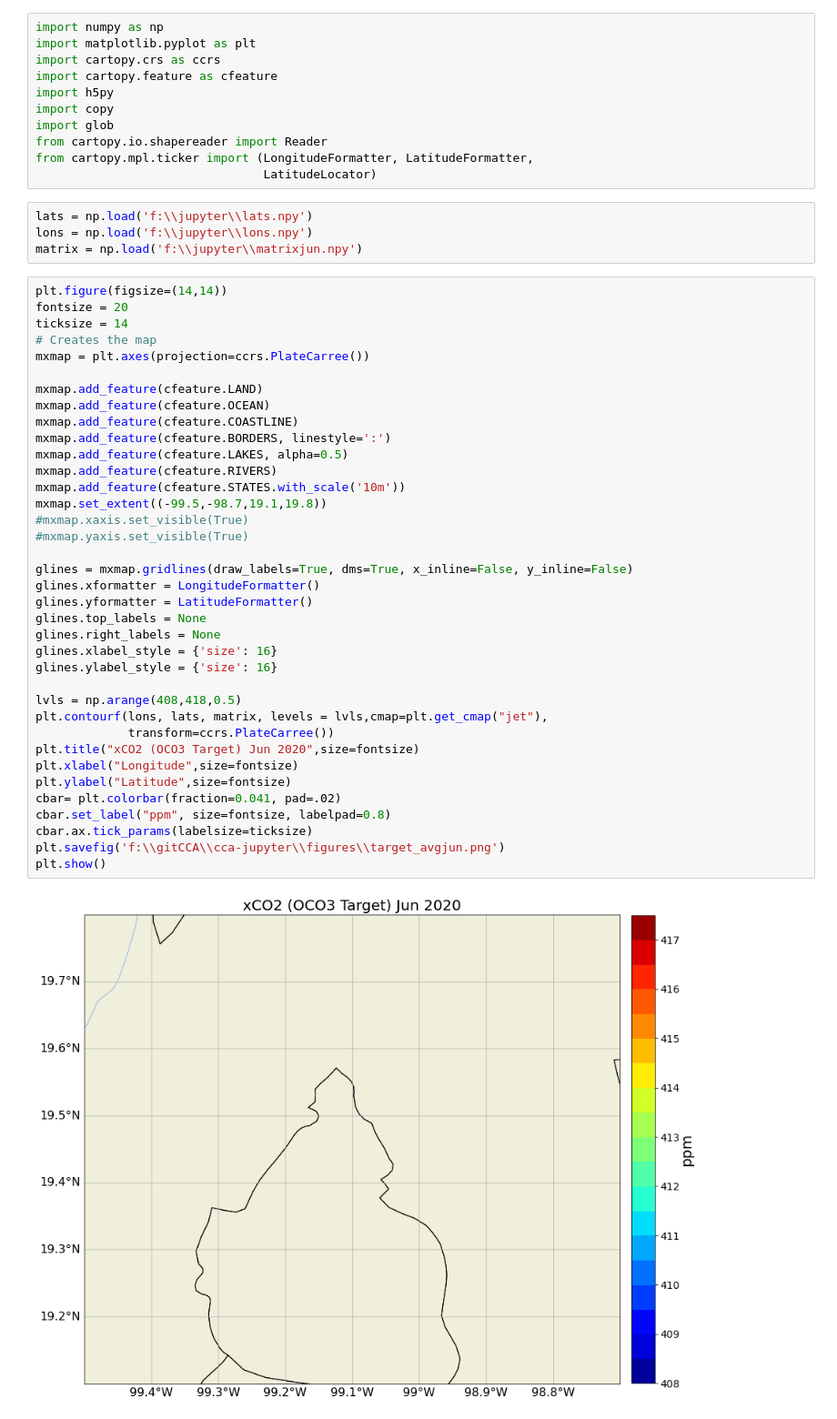
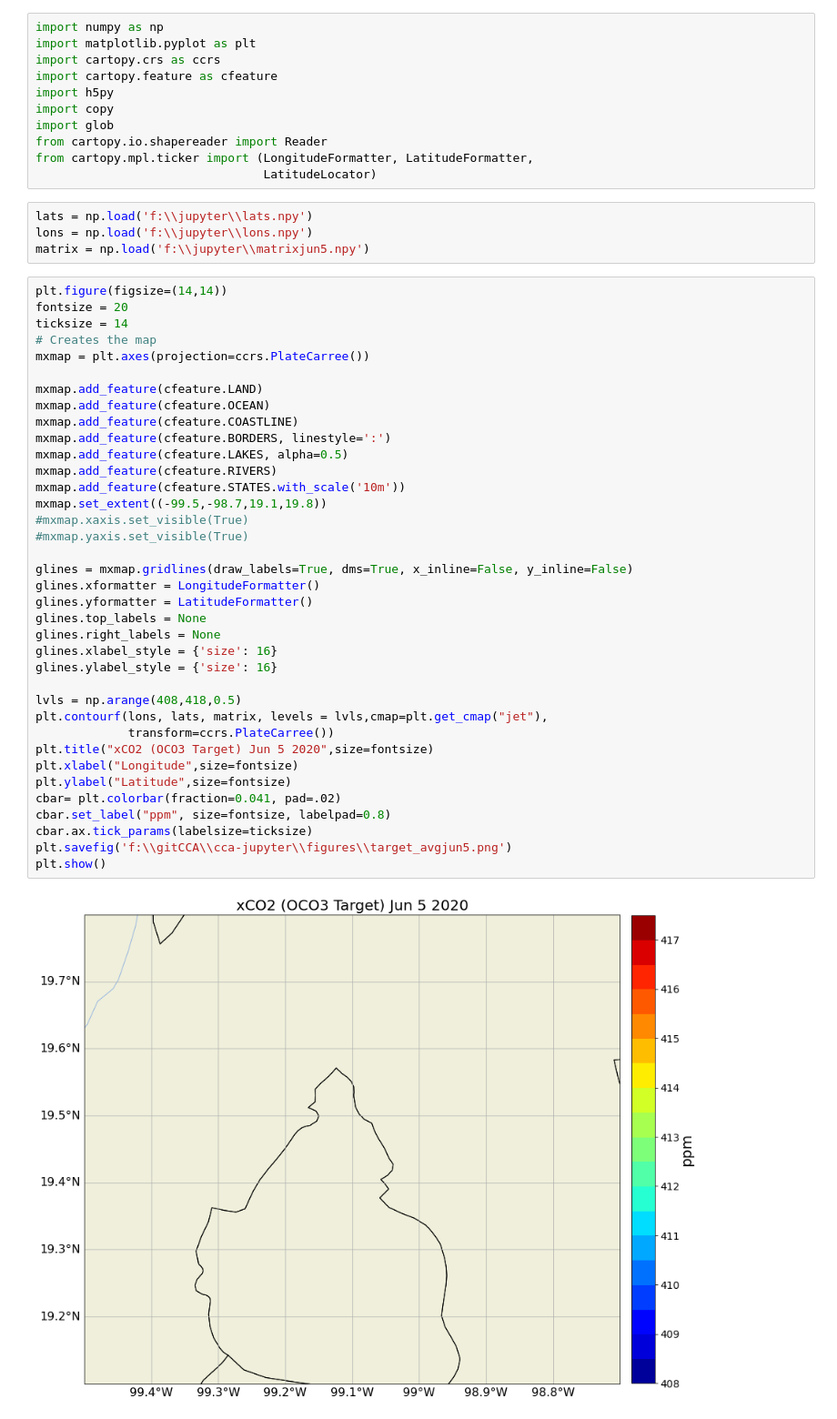
Before and after one commit to mixtli-c/cca-jupyter, a Jupyter notebook: mappertest.ipynb, the cells around one changed output. Shown at 91% size. Cells and saved outputs as stored; diff of their text form.

```diff
--- a/mappertest.ipynb
+++ b/mappertest.ipynb
@@ -12,7 +12,7 @@ from cartopy.mpl.ticker import (LongitudeFormatter, LatitudeFormatter,
 # %%
 lats = np.load('f:\\jupyter\\lats.npy')
 lons = np.load('f:\\jupyter\\lons.npy')
-matrix = np.load('f:\\jupyter\\matrixjun.npy')
+matrix = np.load('f:\\jupyter\\matrixjun5.npy')
 # %%
 plt.figure(figsize=(14,14))
 fontsize = 20
@@ -22,33 +22,33 @@ mxmap = plt.axes(projection=ccrs.PlateCarree())
 
 mxmap.add_feature(cfeature.LAND)
 mxmap.add_feature(cfeature.OCEAN)
 mxmap.add_feature(cfeature.COASTLINE)
 mxmap.add_feature(cfeature.BORDERS, linestyle=':')
 mxmap.add_feature(cfeature.LAKES, alpha=0.5)
 mxmap.add_feature(cfeature.RIVERS)
 mxmap.add_feature(cfeature.STATES.with_scale('10m'))
 mxmap.set_extent((-99.5,-98.7,19.1,19.8))
 #mxmap.xaxis.set_visible(True)
 #mxmap.yaxis.set_visible(True)
 
 glines = mxmap.gridlines(draw_labels=True, dms=True, x_inline=False, y_inline=False)
 glines.xformatter = LongitudeFormatter()
 glines.yformatter = LatitudeFormatter()
 glines.top_labels = None
 glines.right_labels = None
 glines.xlabel_style = {'size': 16}
 glines.ylabel_style = {'size': 16}
 
 lvls = np.arange(408,418,0.5)
 plt.contourf(lons, lats, matrix, levels = lvls,cmap=plt.get_cmap("jet"),
              transform=ccrs.PlateCarree())
-plt.title("xCO2 (OCO3 Target) Jun 2020",size=fontsize)
+plt.title("xCO2 (OCO3 Target) Jun 5 2020",size=fontsize)
 plt.xlabel("Longitude",size=fontsize)
 plt.ylabel("Latitude",size=fontsize)
 cbar= plt.colorbar(fraction=0.041, pad=.02)
 cbar.set_label("ppm", size=fontsize, labelpad=0.8)
 cbar.ax.tick_params(labelsize=ticksize)
-plt.savefig('f:\\gitCCA\\cca-jupyter\\figures\\target_avgjun.png')
+plt.savefig('f:\\gitCCA\\cca-jupyter\\figures\\target_avgjun5.png')
 plt.show()
 # %% [output]
-[figure, old version]
+[figure, new version]
```
Also changed, not shown: 11 other files.
